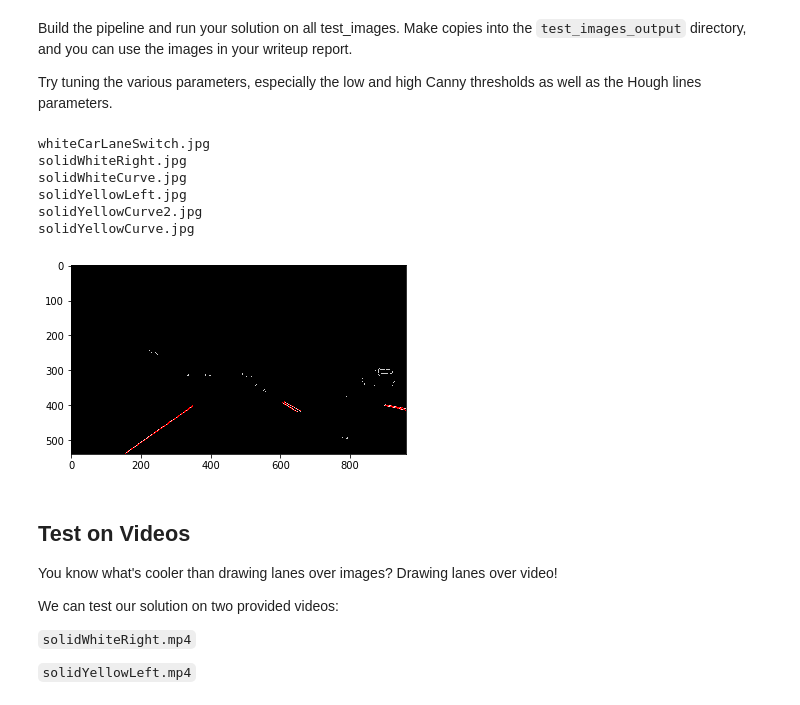
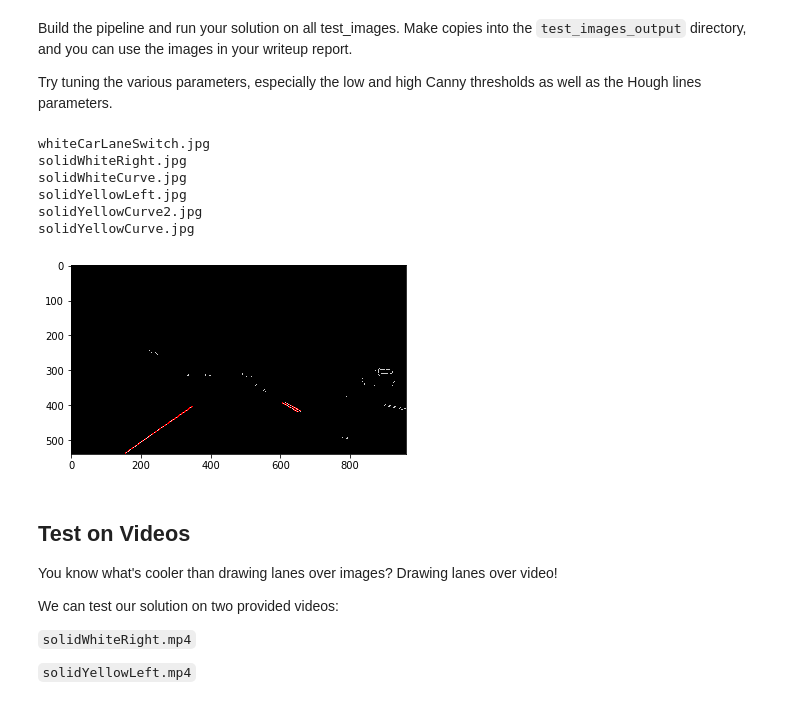
Before and after one commit to AdrianP-/CarND_Projects, a Jupyter notebook: P1/P1.ipynb, the cells around one changed output. Cells and saved outputs as stored; diff of their text form; code cells hidden in the pictures.

Commit message:
Edited vertices for region of interest, but there isn't no effect in the video

```diff
--- a/P1/P1.ipynb
+++ b/P1/P1.ipynb
@@ -193,44 +193,50 @@ Build the pipeline and run your solution on all test_images. Make copies into th
 
 Try tuning the various parameters, especially the low and high Canny thresholds as well as the Hough lines parameters.
 # %%
-# TODO: Build your pipeline that will draw lane lines on the test_images
-# then save them to the test_images directory.
-for image_name in os.listdir("test_images/"):
-    print(image_name)
-    img = mpimg.imread("test_images/"+image_name)
-    gray = grayscale(img)
+# # TODO: Build your pipeline that will draw lane lines on the test_images
+# # then save them to the test_images directory.
+def pipeline(image):
+    gray = grayscale(image)
 
     kernel_size = 5
     gausian = gaussian_blur(gray, kernel_size)
     low_threshold = 260
     high_threshold = 300
     edges = canny(gausian,low_threshold, high_threshold)
 
     imshape = image.shape
-    vertices = np.array([[(0,imshape[0]),(0, 0), (imshape[1], 0), (imshape[1],imshape[0])]], dtype=np.int32)
+    vertices = np.array([[(0,imshape[0]), (imshape[1],imshape[0]), (imshape[1]/2, imshape[0]/2)]], dtype=np.int32)
+
     masked_edges = region_of_interest(edges, vertices)
-#     plt.imshow(masked_edges, cmap='Greys_r')
     rho = 1 # distance resolution in pixels of the Hough grid
     theta = np.pi/180 # angular resolution in radians of the Hough grid
-    threshold = 35     # minimum number of votes (intersections in Hough grid cell)
-    min_line_len = 15 #minimum number of pixels making up a line
-    max_line_gap = 4    # maximum gap in pixels between connectable line segments
+    threshold = 30     # minimum number of votes (intersections in Hough grid cell)
+    min_line_len = 10 #minimum number of pixels making up a line
+    max_line_gap = 4     # maximum gap in pixels between connectable line segments
 
     lines = hough_lines(masked_edges, rho, theta, threshold, min_line_len, max_line_gap)
 
     color_edges = np.dstack((edges, edges, edges))
     lines_edges = weighted_img(img=lines, initial_img=color_edges)
 
+    return lines_edges
+
+for image_name in os.listdir("test_images/"):
+    print(image_name)
+    img = mpimg.imread("test_images/"+image_name)
+
+    lines_edges = pipeline(img)
+
     plt.imshow(lines_edges)
     mpimg.imsave("test_images_output/"+image_name+".png", lines_edges)
 # %% [output]
 whiteCarLaneSwitch.jpg
 solidWhiteRight.jpg
 solidWhiteCurve.jpg
 solidYellowLeft.jpg
 solidYellowCurve2.jpg
 solidYellowCurve.jpg
-[figure, old version]
+[figure, new version]
 # %% [markdown]
 ## Test on Videos
 
```
Also changed, not shown: parts of 5 cells of this notebook.
